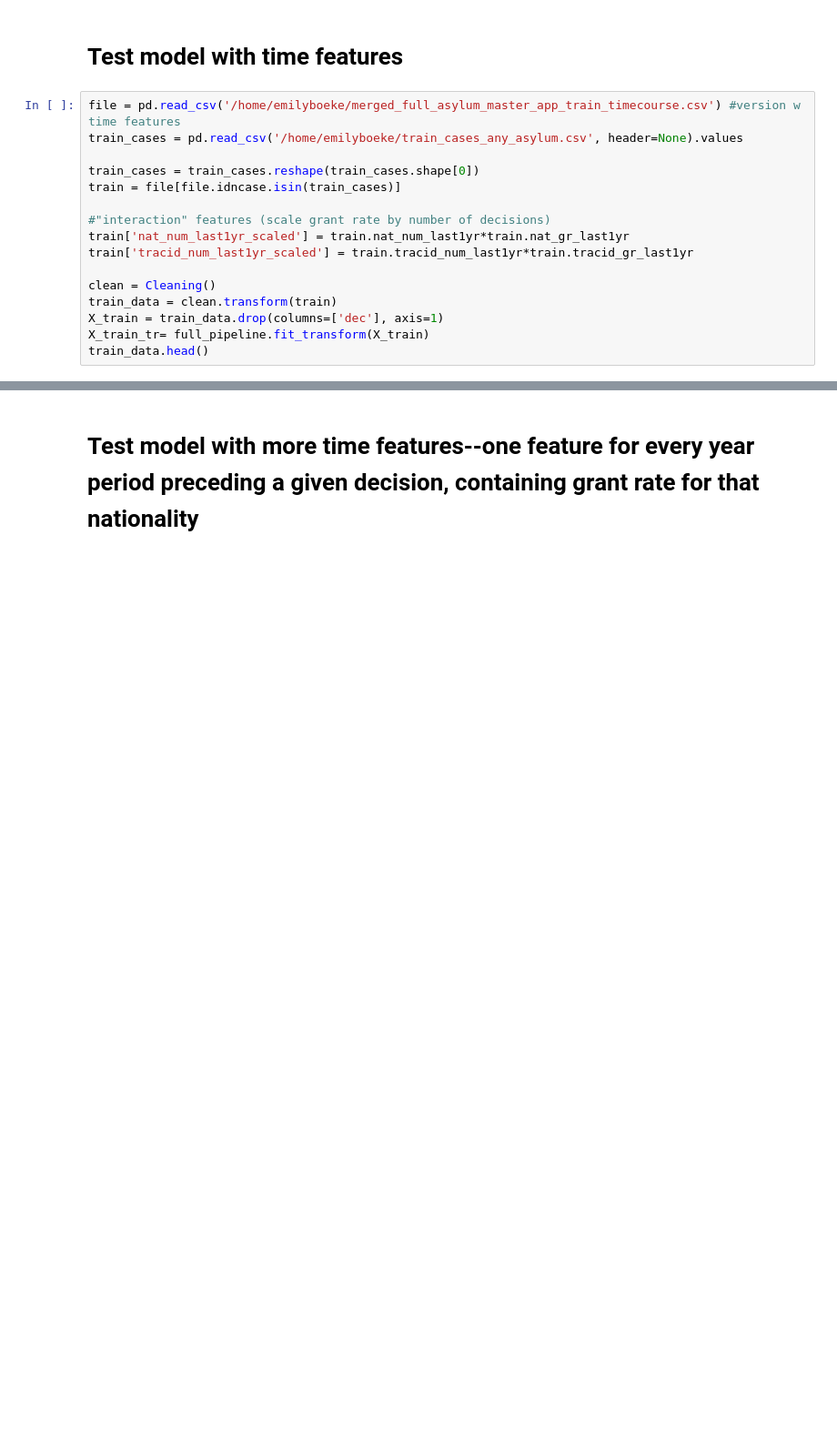
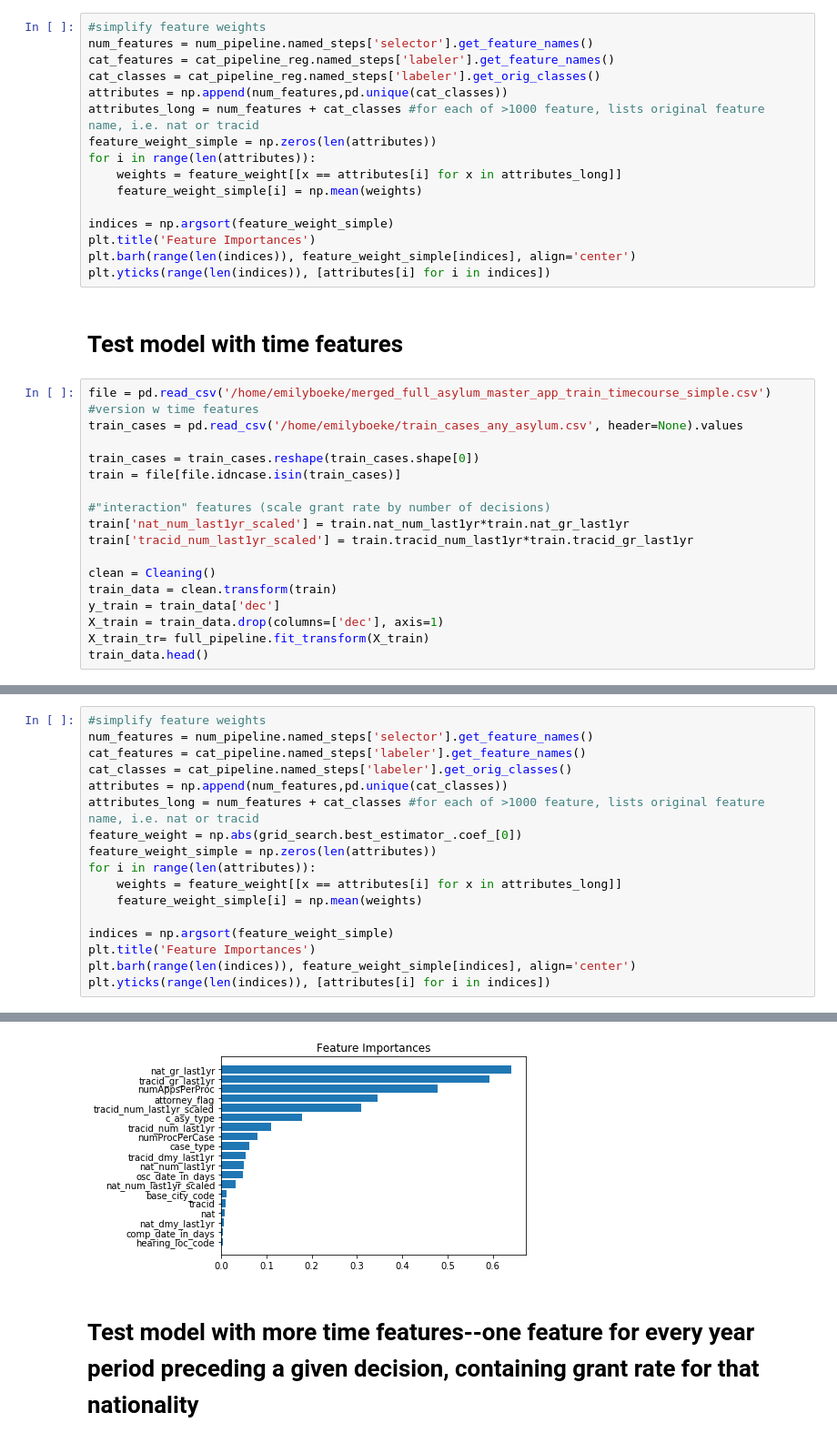
Before and after one commit to aspenyoo/refugees, a Jupyter notebook: testing_timefeatures.ipynb, the cells around one changed output, grey strips where cells are left out. Shown: that part at 91% size. Drawn from its saved outputs; the diff is of its cells as text; blank space fills up the shorter version.

Commit message:
updated time features

```diff
--- a/testing_timefeatures.ipynb
+++ b/testing_timefeatures.ipynb
@@ -226,10 +257,26 @@ print(result)
 8         0.006356
 
 [9 rows x 21 columns]
+# %%
+#simplify feature weights
+num_features = num_pipeline.named_steps['selector'].get_feature_names()
+cat_features = cat_pipeline_reg.named_steps['labeler'].get_feature_names()
+cat_classes = cat_pipeline_reg.named_steps['labeler'].get_orig_classes()
+attributes = np.append(num_features,pd.unique(cat_classes))
+attributes_long = num_features + cat_classes #for each of >1000 feature, lists original feature name, i.e. nat or tracid
+feature_weight_simple = np.zeros(len(attributes))
+for i in range(len(attributes)):
+    weights = feature_weight[[x == attributes[i] for x in attributes_long]]
+    feature_weight_simple[i] = np.mean(weights)
+
+indices = np.argsort(feature_weight_simple)
+plt.title('Feature Importances')
+plt.barh(range(len(indices)), feature_weight_simple[indices], align='center')
+plt.yticks(range(len(indices)), [attributes[i] for i in indices])
 # %% [markdown]
 # Test model with time features
 # %%
-file = pd.read_csv('/home/emilyboeke/merged_full_asylum_master_app_train_timecourse.csv') #version w time features
+file = pd.read_csv('/home/emilyboeke/merged_full_asylum_master_app_train_timecourse_simple.csv') #version w time features
 train_cases = pd.read_csv('/home/emilyboeke/train_cases_any_asylum.csv', header=None).values
 
 train_cases = train_cases.reshape(train_cases.shape[0])
@@ -241,6 +288,7 @@ train['tracid_num_last1yr_scaled'] = train.tracid_num_last1yr*train.tracid_gr_la
 
 clean = Cleaning()
 train_data = clean.transform(train)
+y_train = train_data['dec']
 X_train = train_data.drop(columns=['dec'], axis=1)
 X_train_tr= full_pipeline.fit_transform(X_train)
 train_data.head()
@@ -282,2 +331,20 @@ print(result)
 
 [9 rows x 21 columns]
+# %%
+#simplify feature weights
+num_features = num_pipeline.named_steps['selector'].get_feature_names()
+cat_features = cat_pipeline.named_steps['labeler'].get_feature_names()
+cat_classes = cat_pipeline.named_steps['labeler'].get_orig_classes()
+attributes = np.append(num_features,pd.unique(cat_classes))
+attributes_long = num_features + cat_classes #for each of >1000 feature, lists original feature name, i.e. nat or tracid
+feature_weight = np.abs(grid_search.best_estimator_.coef_[0])
+feature_weight_simple = np.zeros(len(attributes))
+for i in range(len(attributes)):
+    weights = feature_weight[[x == attributes[i] for x in attributes_long]]
+    feature_weight_simple[i] = np.mean(weights)
+
+indices = np.argsort(feature_weight_simple)
+plt.title('Feature Importances')
+plt.barh(range(len(indices)), feature_weight_simple[indices], align='center')
+plt.yticks(range(len(indices)), [attributes[i] for i in indices])
+# %% [output]
@@ -284,3 +371,4 @@ print(result)
+[figure, added]
 # %% [markdown]
 # Test model with more time features--one feature for every year period preceding a given decision, containing grant rate for that nationality
 # %%
```
Also changed, not shown: parts of 11 cells of this notebook.
